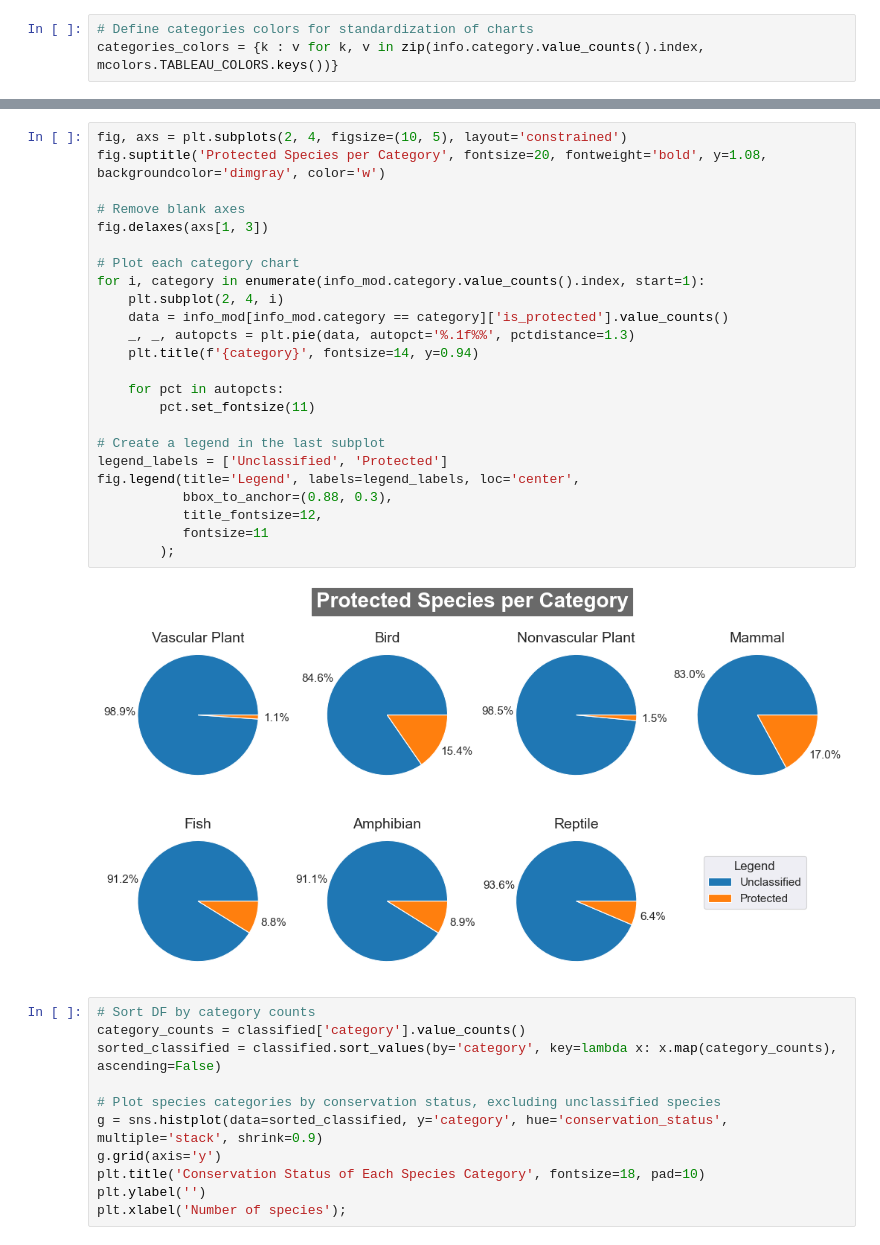
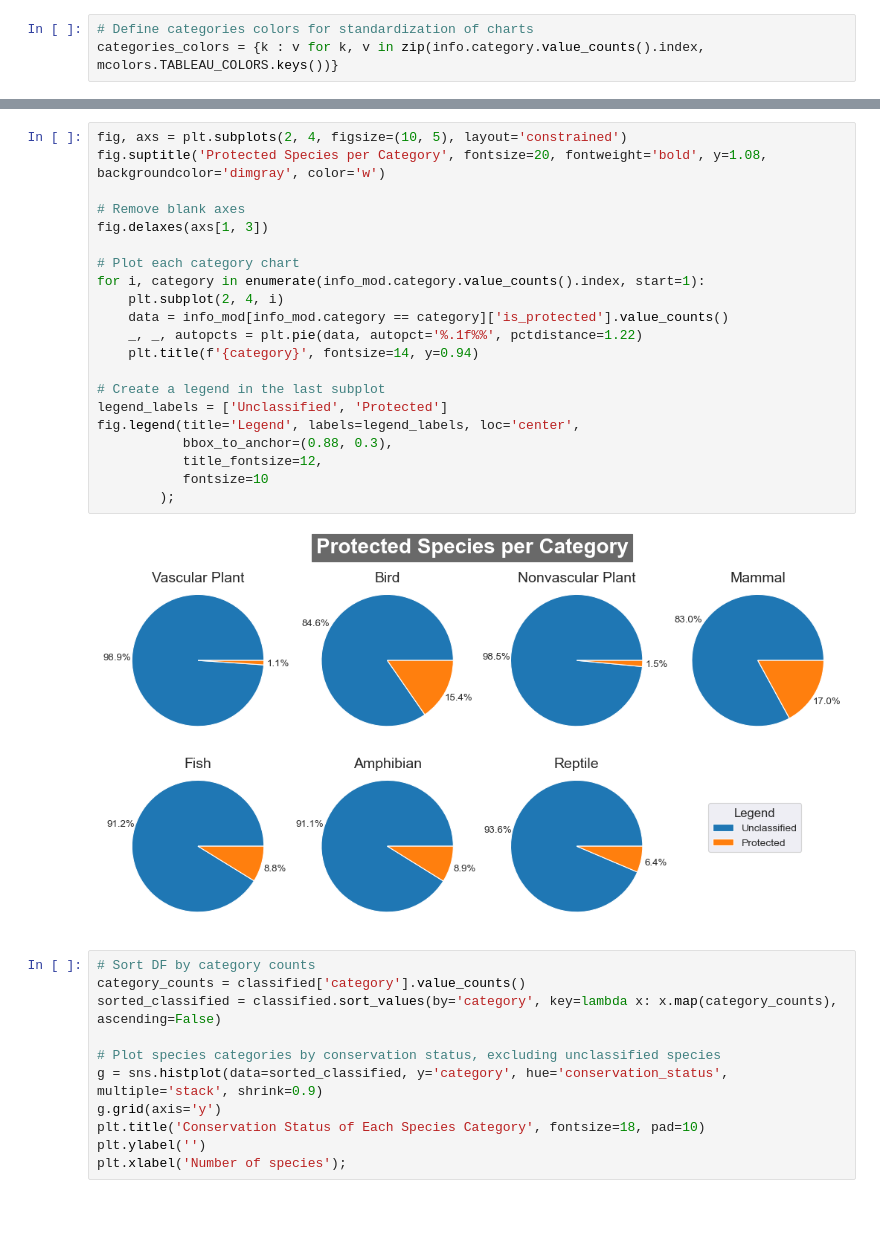
Before and after one commit to bcbmotta/biodiversity-project, a Jupyter notebook: Code/biodiversity.ipynb, the cells around one changed output, grey strips where cells are left out. Drawn from its saved outputs; the diff is of its cells as text; blank space fills up the shorter version.

```diff
--- a/Code/biodiversity.ipynb
+++ b/Code/biodiversity.ipynb
@@ -252,29 +243,26 @@ plt.xlabel(g1.get_xlabel(), fontsize=11);
 # %%
 fig, axs = plt.subplots(2, 4, figsize=(10, 5), layout='constrained')
 fig.suptitle('Protected Species per Category', fontsize=20, fontweight='bold', y=1.08, backgroundcolor='dimgray', color='w')
 
 # Remove blank axes
 fig.delaxes(axs[1, 3])
 
 # Plot each category chart
 for i, category in enumerate(info_mod.category.value_counts().index, start=1):
     plt.subplot(2, 4, i)
     data = info_mod[info_mod.category == category]['is_protected'].value_counts()
-    _, _, autopcts = plt.pie(data, autopct='%.1f%%', pctdistance=1.3)
+    _, _, autopcts = plt.pie(data, autopct='%.1f%%', pctdistance=1.22)
     plt.title(f'{category}', fontsize=14, y=0.94)
-
-    for pct in autopcts:
-        pct.set_fontsize(11)
 
 # Create a legend in the last subplot
 legend_labels = ['Unclassified', 'Protected']
 fig.legend(title='Legend', labels=legend_labels, loc='center',
            bbox_to_anchor=(0.88, 0.3),
            title_fontsize=12,
-           fontsize=11
+           fontsize=10
         );
 # %% [output]
-[figure, old version]
+[figure, new version]
 # %%
 # Sort DF by category counts
 category_counts = classified['category'].value_counts()
```
Also changed, not shown: parts of 6 cells of this notebook, 2 other files.
